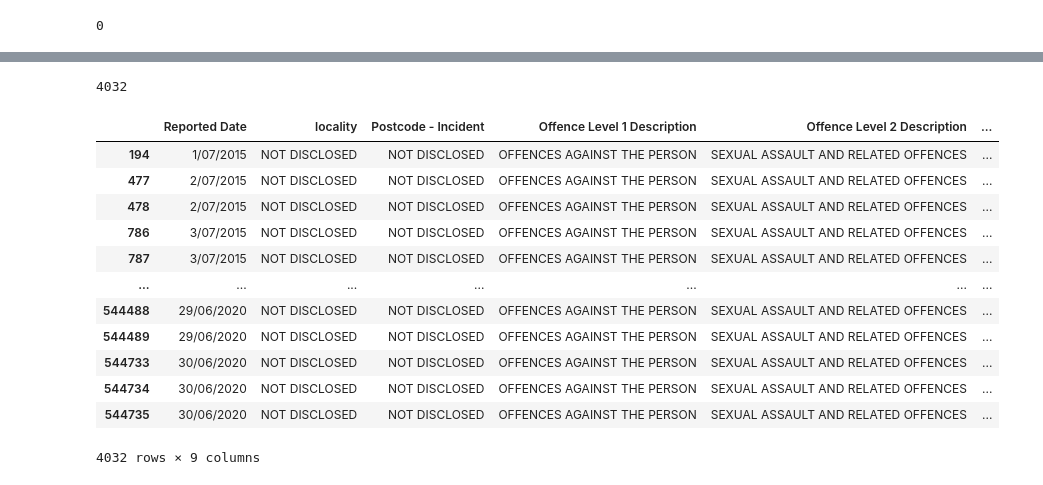
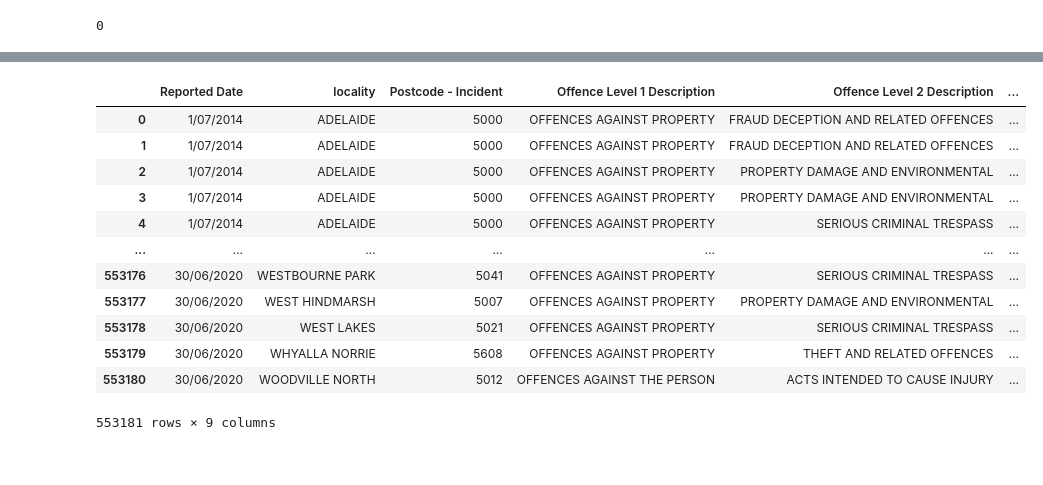
Before and after one commit to Shrutihindocha/Project-2-Visualisations, a Jupyter notebook: Data/data_cleaning_transformation.ipynb, the cells around one changed output, grey strips where cells are left out. Drawn from its saved outputs; the diff is of its cells as text; code cells hidden in the pictures.

```diff
--- a/Data/data_cleaning_transformation.ipynb
+++ b/Data/data_cleaning_transformation.ipynb
@@ -11,6 +13,6 @@ raw_df_15_16 = pd.read_csv("raw_data/2015-16-data_sa_crime.csv")        # return
 # %%
 # combining dataframes
-frames = [raw_df_15_16 , raw_df_16_17 , raw_df_17_18 , raw_df_18_19 , raw_df_19_20]
+frames = [raw_df_14_15, raw_df_15_16 , raw_df_16_17 , raw_df_17_18 , raw_df_18_19 , raw_df_19_20]
 crime_combined = pd.concat(frames)
 # %%
 # look for missing values
@@ -119 +138,4 @@ Name: Suburb - Incident, Length: 463192, dtype: object
+# %%
+# drop duplicate localities
+sa_codes_clean = sa_postcodes_clean.drop_duplicates(subset=["locality"])
 # %%
@@ -132,22 +147,18 @@ clean_df.head()
 # %%
-df = pd.merge(crime_cleaned, sa_postcodes_clean, on="locality", how="left")
+df = pd.merge(crime_cleaned, sa_codes_clean, on="locality", how="left")
-# %%
-df["long"].isnull().sum()
-# %% [output]
-4032
-# %%
-df[df["lat"].isnull()]
-# %% [output]
-|  | Reported Date | locality | Postcode - Incident | Offence Level 1 Description | Offence Level 2 Description | ... |
-| 194 | 1/07/2015 | NOT DISCLOSED | NOT DISCLOSED | OFFENCES AGAINST THE PERSON | SEXUAL ASSAULT AND RELATED OFFENCES | ... |
-| 477 | 2/07/2015 | NOT DISCLOSED | NOT DISCLOSED | OFFENCES AGAINST THE PERSON | SEXUAL ASSAULT AND RELATED OFFENCES | ... |
-| 478 | 2/07/2015 | NOT DISCLOSED | NOT DISCLOSED | OFFENCES AGAINST THE PERSON | SEXUAL ASSAULT AND RELATED OFFENCES | ... |
-| 786 | 3/07/2015 | NOT DISCLOSED | NOT DISCLOSED | OFFENCES AGAINST THE PERSON | SEXUAL ASSAULT AND RELATED OFFENCES | ... |
-| 787 | 3/07/2015 | NOT DISCLOSED | NOT DISCLOSED | OFFENCES AGAINST THE PERSON | SEXUAL ASSAULT AND RELATED OFFENCES | ... |
-| ... | ... | ... | ... | ... | ... | ... |
-| 544488 | 29/06/2020 | NOT DISCLOSED | NOT DISCLOSED | OFFENCES AGAINST THE PERSON | SEXUAL ASSAULT AND RELATED OFFENCES | ... |
-| 544489 | 29/06/2020 | NOT DISCLOSED | NOT DISCLOSED | OFFENCES AGAINST THE PERSON | SEXUAL ASSAULT AND RELATED OFFENCES | ... |
-| 544733 | 30/06/2020 | NOT DISCLOSED | NOT DISCLOSED | OFFENCES AGAINST THE PERSON | SEXUAL ASSAULT AND RELATED OFFENCES | ... |
-| 544734 | 30/06/2020 | NOT DISCLOSED | NOT DISCLOSED | OFFENCES AGAINST THE PERSON | SEXUAL ASSAULT AND RELATED OFFENCES | ... |
-| 544735 | 30/06/2020 | NOT DISCLOSED | NOT DISCLOSED | OFFENCES AGAINST THE PERSON | SEXUAL ASSAULT AND RELATED OFFENCES | ... |
-4032 rows × 9 columns
+# %%
+df
+# %% [output]
+|  | Reported Date | locality | Postcode - Incident | Offence Level 1 Description | Offence Level 2 Description | ... |
+| 0 | 1/07/2014 | ADELAIDE | 5000 | OFFENCES AGAINST PROPERTY | FRAUD DECEPTION AND RELATED OFFENCES | ... |
+| 1 | 1/07/2014 | ADELAIDE | 5000 | OFFENCES AGAINST PROPERTY | FRAUD DECEPTION AND RELATED OFFENCES | ... |
+| 2 | 1/07/2014 | ADELAIDE | 5000 | OFFENCES AGAINST PROPERTY | PROPERTY DAMAGE AND ENVIRONMENTAL | ... |
+| 3 | 1/07/2014 | ADELAIDE | 5000 | OFFENCES AGAINST PROPERTY | PROPERTY DAMAGE AND ENVIRONMENTAL | ... |
+| 4 | 1/07/2014 | ADELAIDE | 5000 | OFFENCES AGAINST PROPERTY | SERIOUS CRIMINAL TRESPASS | ... |
+| ... | ... | ... | ... | ... | ... | ... |
+| 553176 | 30/06/2020 | WESTBOURNE PARK | 5041 | OFFENCES AGAINST PROPERTY | SERIOUS CRIMINAL TRESPASS | ... |
+| 553177 | 30/06/2020 | WEST HINDMARSH | 5007 | OFFENCES AGAINST PROPERTY | PROPERTY DAMAGE AND ENVIRONMENTAL | ... |
+| 553178 | 30/06/2020 | WEST LAKES | 5021 | OFFENCES AGAINST PROPERTY | SERIOUS CRIMINAL TRESPASS | ... |
+| 553179 | 30/06/2020 | WHYALLA NORRIE | 5608 | OFFENCES AGAINST PROPERTY | THEFT AND RELATED OFFENCES | ... |
+| 553180 | 30/06/2020 | WOODVILLE NORTH | 5012 | OFFENCES AGAINST THE PERSON | ACTS INTENDED TO CAUSE INJURY | ... |
+553181 rows × 9 columns
```
Also changed, not shown: parts of 19 cells of this notebook, 3 other files.
